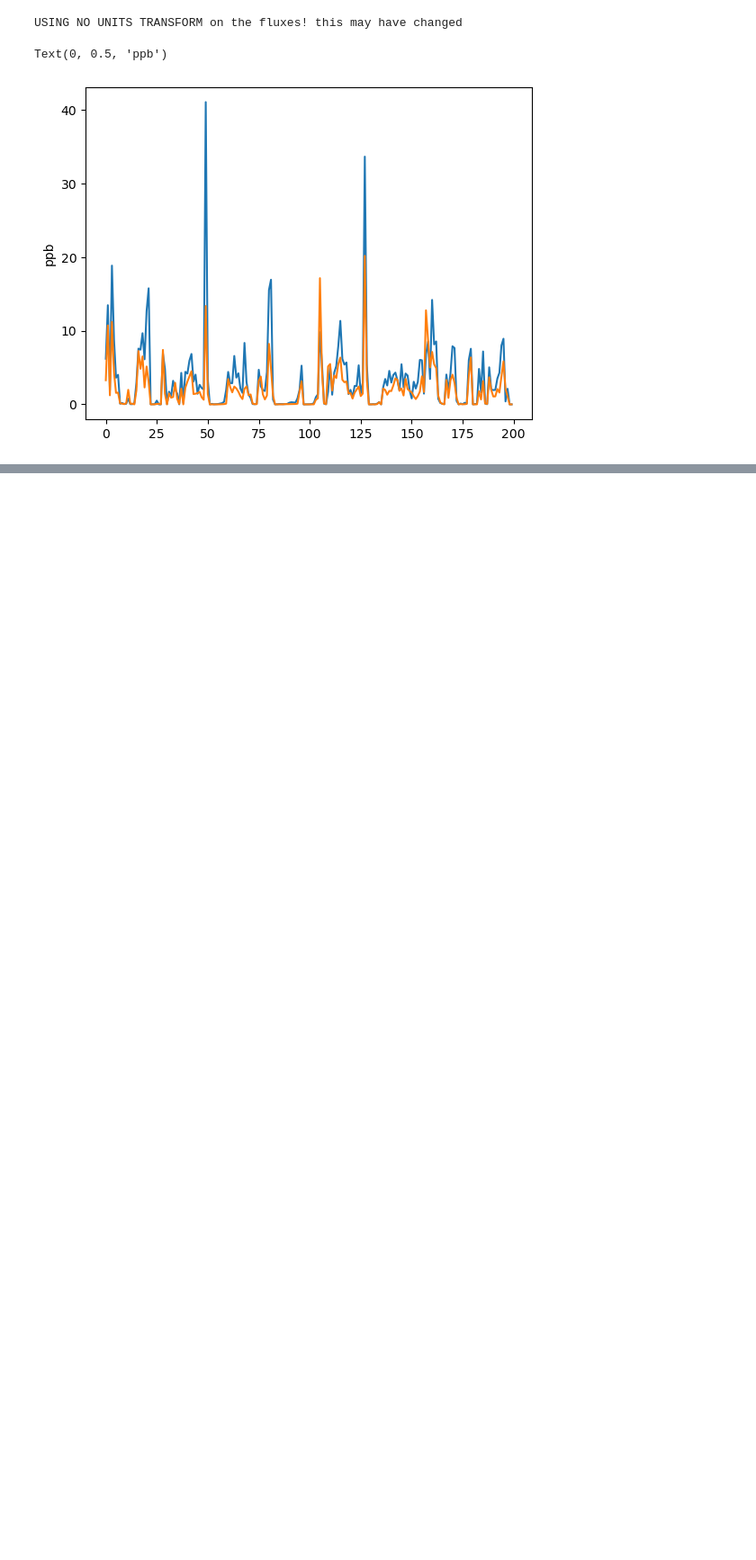
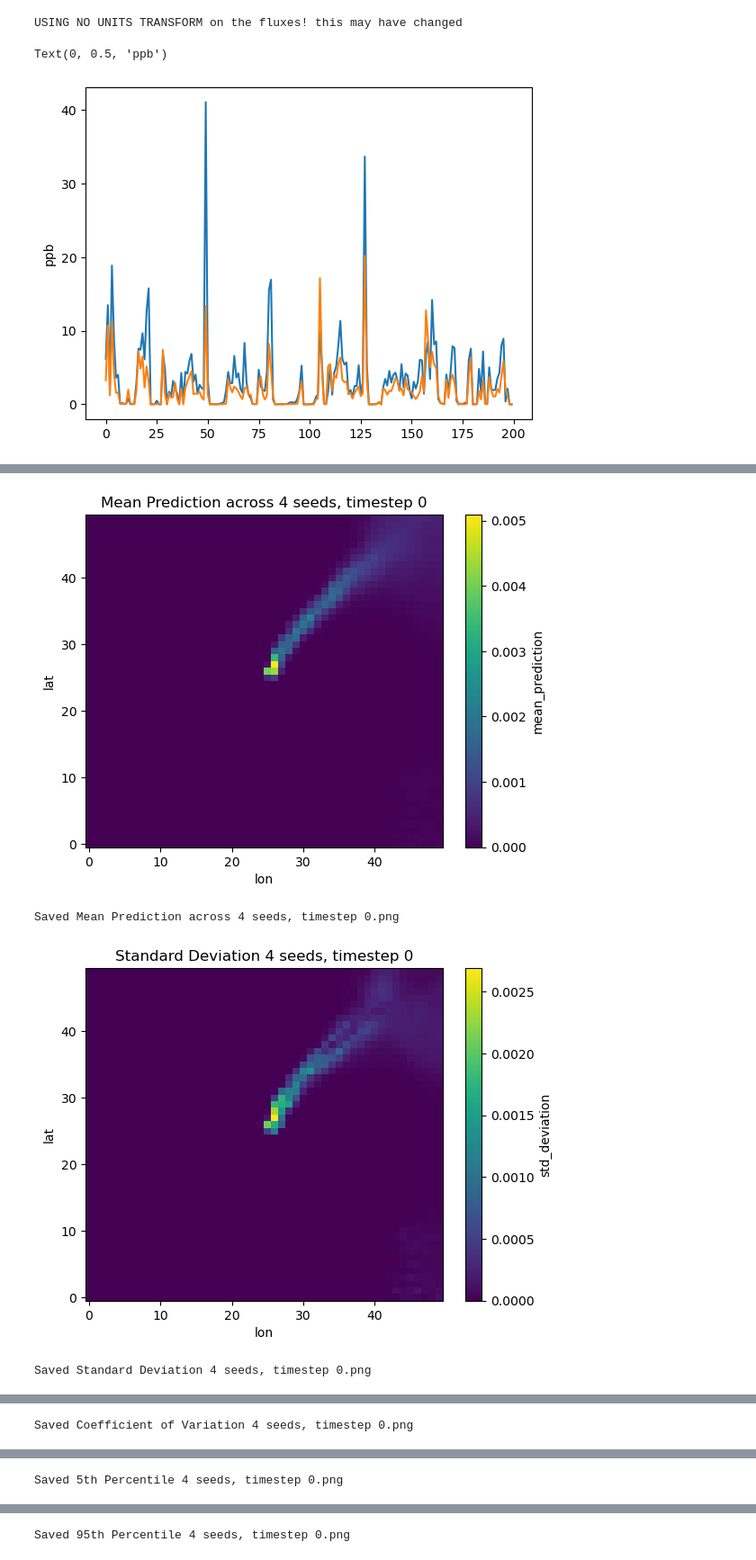
Before and after one commit to GATES-Lab/GATES_LPDM_emulator, a Jupyter notebook: notebooks/uncertainty_fluxes.ipynb, the cells around one changed output, grey strips where cells are left out. Shown at 90% size. Saved outputs shown, nothing was run; the diff lists cells and outputs as text; code cells hidden in the pictures; blank space fills up the shorter version.

```diff
--- a/notebooks/uncertainty_fluxes.ipynb
+++ b/notebooks/uncertainty_fluxes.ipynb
@@ -194,0 +349,9 @@ Text(0, 0.5, 'ppb')
+# %%
+# Get all thresholded predictions and stack along a new "seed" dimension
+thr_preds = xr.concat(
+    [xr.DataArray(mod.preds_test.thr, dims=["time", "lat", "lon"]) for mod in models],
+    dim="seed"
+)
+
+# Get the ground truth
+fp = xr.DataArray(models[0].preds_test.fp, dims=["time", "lat", "lon"])
@@ -194,0 +388,55 @@ Text(0, 0.5, 'ppb')
+# %%
+# Prediction disagreement zone (binary mask)
+disagreement_mask = (range_90 > disagreement_threshold)
+# %%
+num_models = len(models)
+
+# Plot basic metrics
+plots = {
+    f"Mean Prediction across {num_models} seeds, timestep {single_time_step}": summary_ds["mean_prediction"],
+    f"Standard Deviation {num_models} seeds, timestep {single_time_step}": summary_ds["std_deviation"],
+    f"Coefficient of Variation {num_models} seeds, timestep {single_time_step}" : summary_ds["coefficient_of_variation"],
+    f"5th Percentile {num_models} seeds, timestep {single_time_step}": summary_ds["percentile_5"],
+    f"95th Percentile {num_models} seeds, timestep {single_time_step}": summary_ds["percentile_95"],
+    f"90% Range (P95 - P5) {num_models} seeds, timestep {single_time_step}": summary_ds["range_90"],
+    f"Disagreement Zone (>{disagreement_threshold} threshold) {num_models} seeds, timestep {single_time_step}, higher = more uncertain": disagreement_mask
+}
+
+for name, data in plots.items():
+    plt.figure()
+    if "time" in data.dims:
+        data = data.isel(time=single_time_step)
+    data.plot(cmap="viridis" if "Zone" not in name else "gray")
+    plt.title(name)
+    plt.savefig(save_path(name.replace(" ", "_").lower() + ".png"))
+    plt.show()
+    plt.close()
+    print(f"Saved {name}.png")
+
+# Uncertainty-weighted visualisation (mean + contour of standard deviation)
+plt.figure()
+mean_pred.isel(time=0).plot(cmap="viridis")  # reduce to 2D
+cs = plt.contour(std_pred.isel(time=time_steps[0]), levels=[std_pred.mean().item()], colors="red")
+plt.clabel(cs, fmt="%.2f", colors="red")
+plt.title("Mean Prediction + Std Dev Contour (Timestep 0)")
+plt.savefig(save_path("mean_with_std_contour.png"))
+plt.show()
+plt.close()
+print("Saved mean_with_std_contour.png")
+
+
+
+# Histograms showing distributions of uncertainty metrics
+histograms = {
+    "Standard Deviation": std_pred.values.flatten(),
+    "Coefficient of Variation": cv_pred.values.flatten(),
+    "90% Prediction Range": range_90.values.flatten()
+}
+
+
+#### --- Could rethreshold eg mean prediction?
+# %% [output]
+[figure, added]
+Saved Mean Prediction across 4 seeds, timestep 0.png
+[figure, added]
+Saved Standard Deviation 4 seeds, timestep 0.png
@@ -194,0 +444 @@ Text(0, 0.5, 'ppb')
+Saved Coefficient of Variation 4 seeds, timestep 0.png
@@ -194,0 +446 @@ Text(0, 0.5, 'ppb')
+Saved 5th Percentile 4 seeds, timestep 0.png
@@ -194,0 +448 @@ Text(0, 0.5, 'ppb')
+Saved 95th Percentile 4 seeds, timestep 0.png
```
Also changed, not shown: parts of 53 cells of this notebook, 5 other files.
